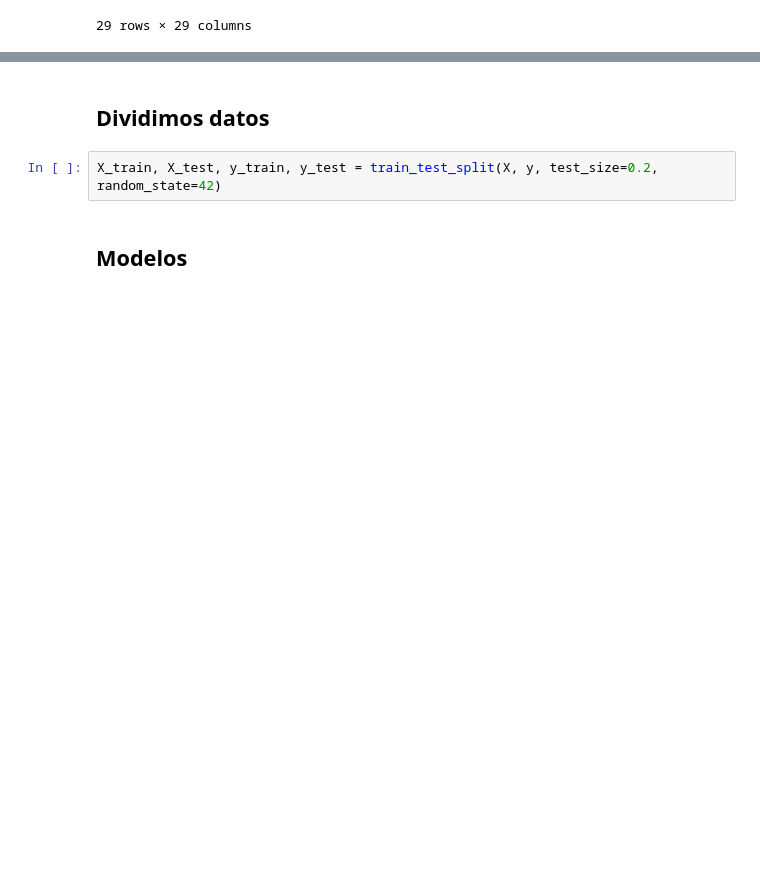
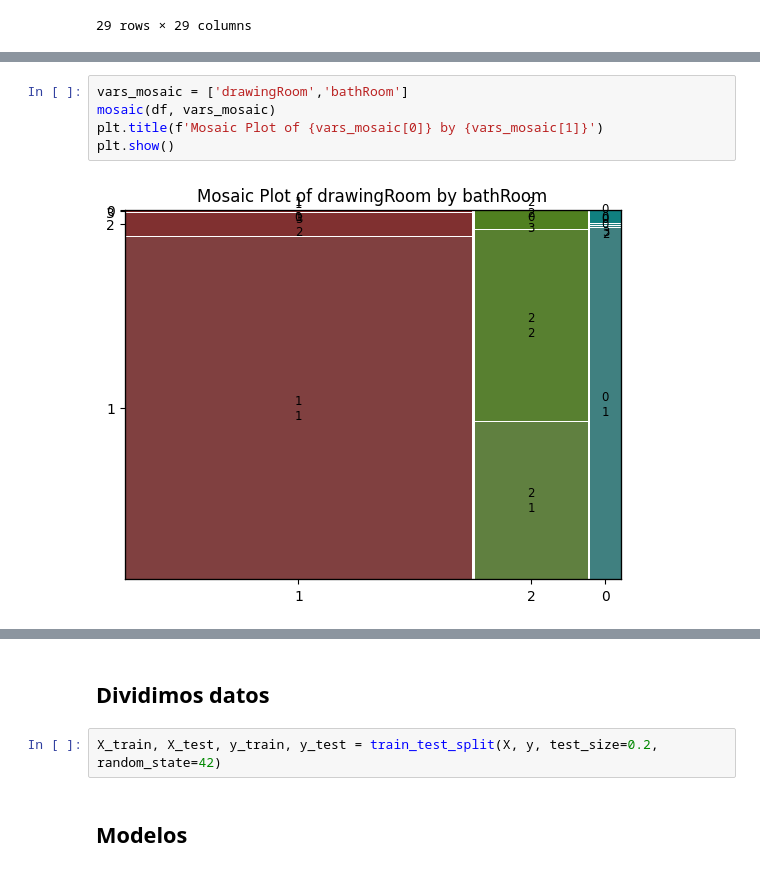
Before and after one commit to ichiP245/TP-Anal-tica-Descriptiva, a Jupyter notebook: notebooks/ModeloRL.ipynb, the cells around one changed output, grey strips where cells are left out. Cells and saved outputs as stored; diff of their text form; blank space fills up the shorter version.

```diff
--- a/notebooks/ModeloRL.ipynb
+++ b/notebooks/ModeloRL.ipynb
@@ -180,0 +204,7 @@ display(strong_correlations)
+# %%
+vars_mosaic = ['drawingRoom','bathRoom']
+mosaic(df, vars_mosaic)
+plt.title(f'Mosaic Plot of {vars_mosaic[0]} by {vars_mosaic[1]}')
+plt.show()
+# %% [output]
+[figure, added]
```
Also changed, not shown: parts of 33 cells of this notebook.
